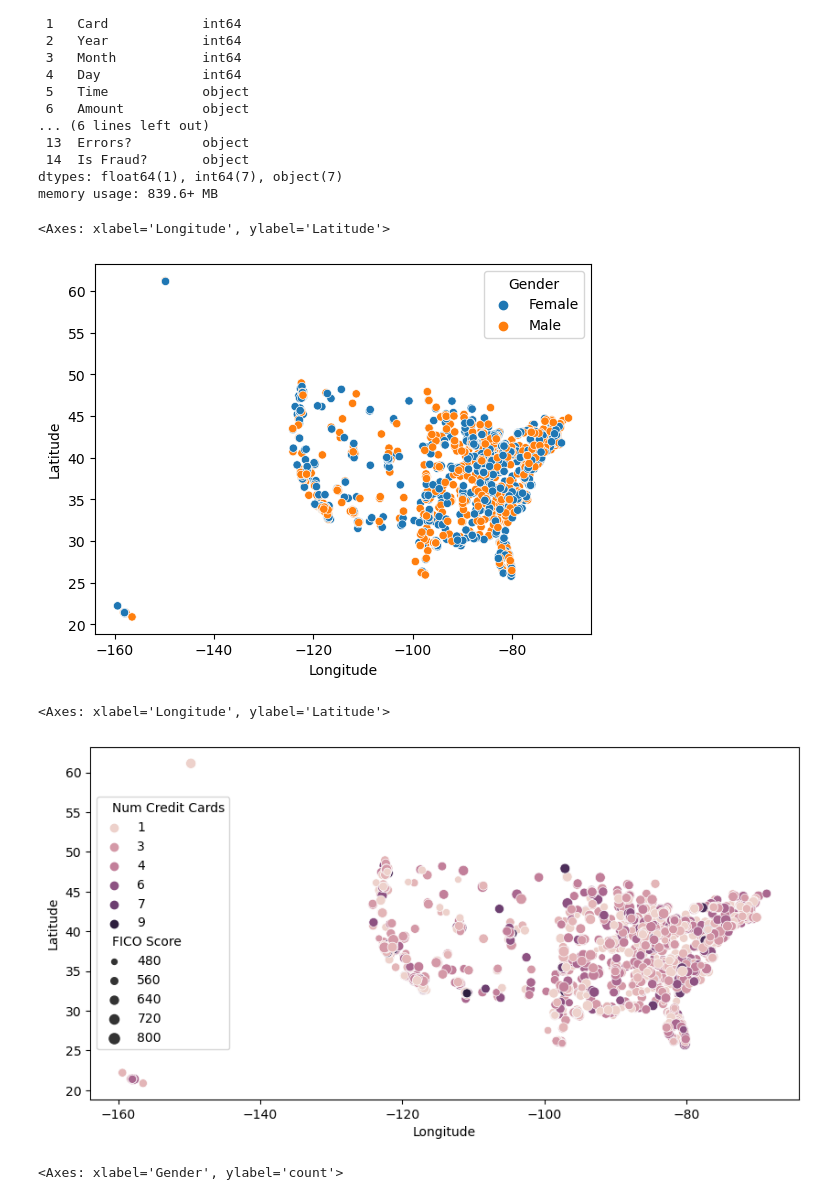
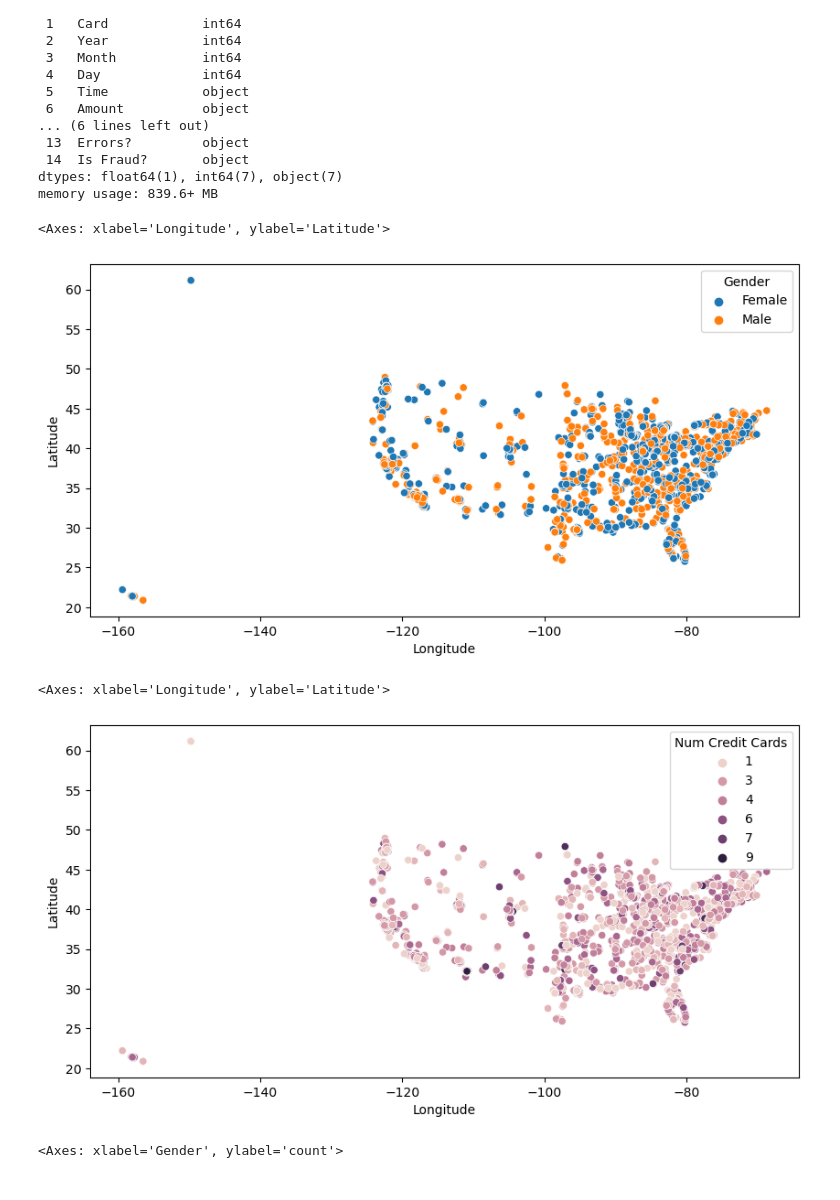
Before and after one commit to Hoomaaan/Finance-Fraud-Detection, a Jupyter notebook: main.ipynb, the cells around one changed output. Cells and saved outputs as stored; diff of their text form; code cells hidden in the pictures.

```diff
--- a/main.ipynb
+++ b/main.ipynb
@@ -121,17 +135,18 @@ dtypes: float64(1), int64(7), object(7)
 memory usage: 839.6+ MB
 # %%
 # see users data locations
+plt.figure(figsize=(10, 5))
 sns.scatterplot(data=users_df, x='Longitude', y='Latitude', hue='Gender')
 # %% [output]
 <Axes: xlabel='Longitude', ylabel='Latitude'>
-[figure, old version]
+[figure, new version]
 # %%
 # Visualize the records based on their location on the map and the number of credict cards they have. The size of each marker is the users FICO score.
 plt.figure(figsize=(10, 5))
-sns.scatterplot(data=users_df, x='Longitude', y='Latitude', hue='Num Credit Cards', size='FICO Score')
+sns.scatterplot(data=users_df, x='Longitude', y='Latitude', hue='Num Credit Cards')
 # %% [output]
 <Axes: xlabel='Longitude', ylabel='Latitude'>
-[figure, old version]
+[figure, new version]
 # %%
 # Check what is the ratio of the  male and female in the dataset
 sns.countplot(data=users_df, x='Gender')
```
Also changed, not shown: parts of 9 cells of this notebook.
